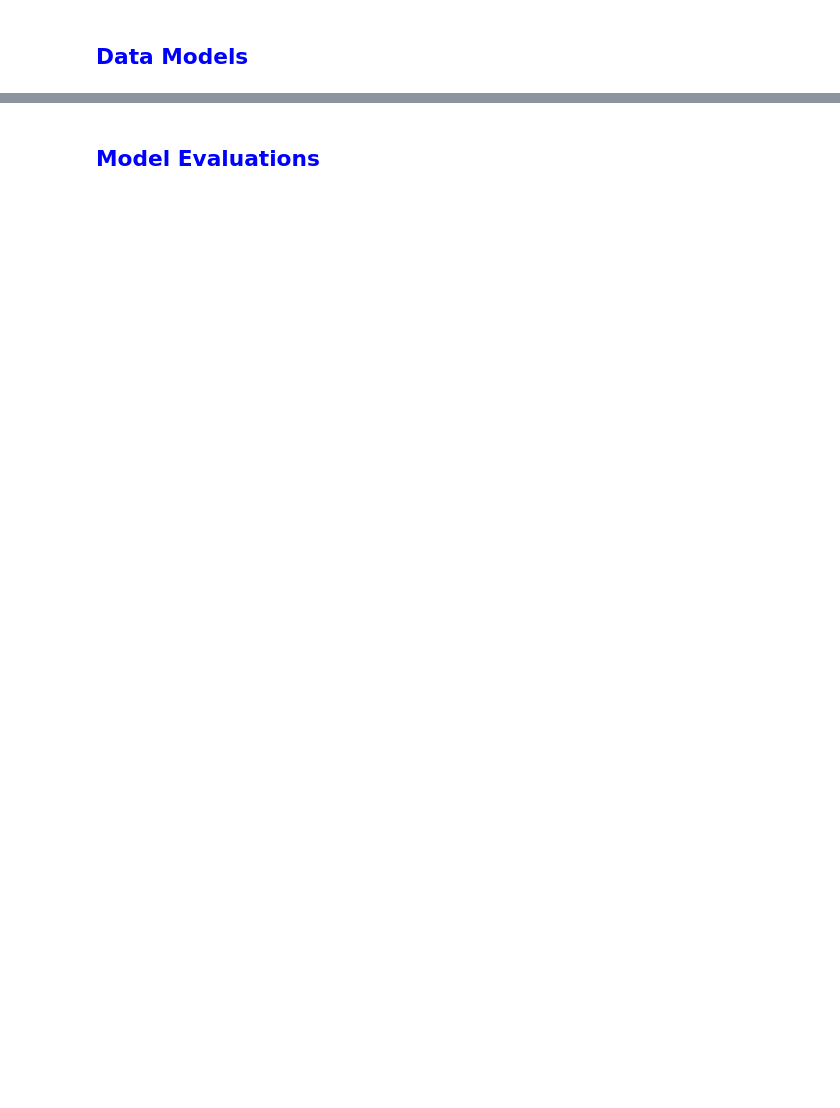
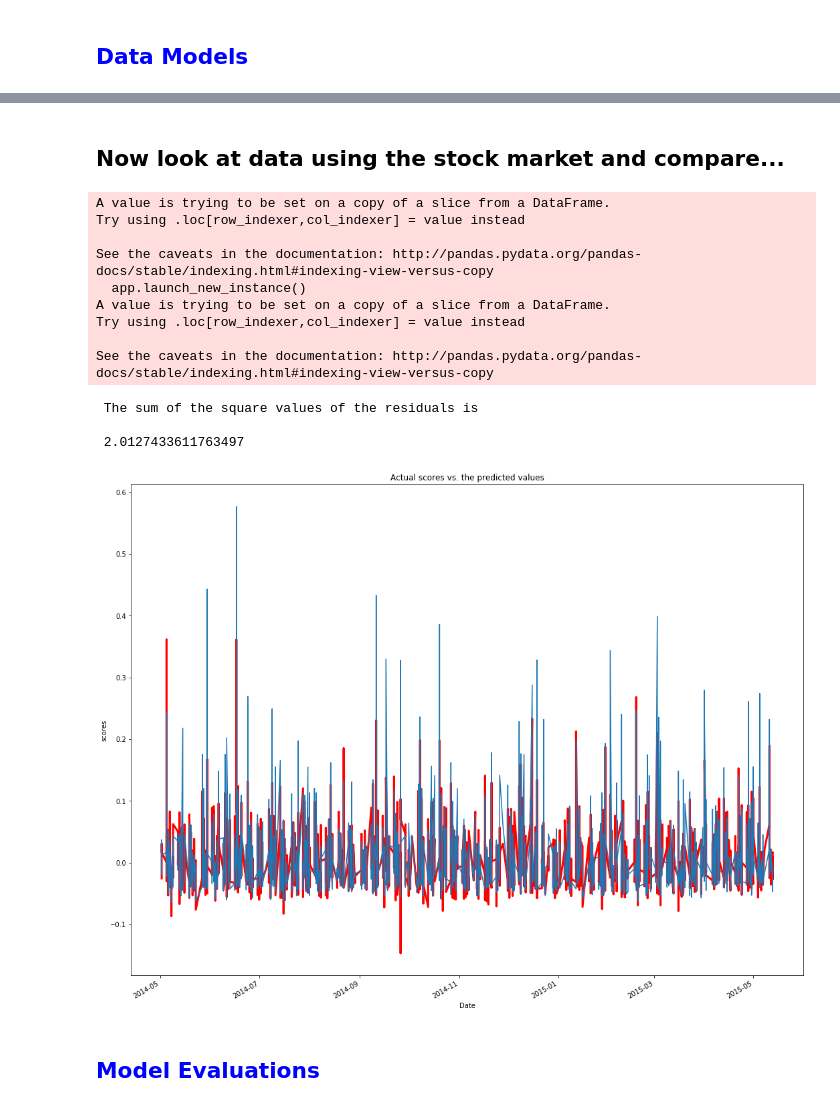
Before and after one commit to mutecypher/DataSci-420, a Jupyter notebook: MikePearson-M03-Capstone-Project.ipynb, the cells around one changed output, grey strips where cells are left out. Cells and saved outputs as stored; diff of their text form; code cells hidden in the pictures; blank space fills up the shorter version.

```diff
--- a/MikePearson-M03-Capstone-Project.ipynb
+++ b/MikePearson-M03-Capstone-Project.ipynb
@@ -171,2 +232,49 @@ sbn.heatmap(corr, mask=mask, cmap=cmap, vmax=.3, center=0,
+# %% [markdown]
+## Now look at data using the stock market and compare...
+# %%
+##X = Keep_time.drop(['price_normed'], axis = 1)
+
+X = Keep_time.drop(['price_normed'] , axis = 1)
+## used to have datetime dropped
+Y = pd.DataFrame()
+Y['price_normed'] = Keep_time['price_normed']
+
+
+from sklearn.model_selection import train_test_split
+
+# split into a training and testing set
+X_train, X_test, y_train, y_test = train_test_split(X, Y, test_size=0.1, random_state=5)
+
+lm_mod = lm.LinearRegression(fit_intercept = True)
+mod_fit = lm_mod.fit(X_train, y_train)
+y_test['scores'] = mod_fit.predict(X_test)
+y_test['resids'] = y_test['scores'] - y_test['price_normed']
+total_resids = np.sum(np.square(y_test['resids']))
+print("\n The sum of the square values of the residuals is")
+print("\n", total_resids)
+def plot_mod_fit(df, col):
+    import matplotlib.pyplot as plt
+    fig = plt.figure(figsize=(18, 15)) # set plot area
+    ax = fig.gca() # define axis
+    df.loc[:, col].plot(color = 'r', ax = ax, linewidth = 3, label = 'predicted')
+    df.loc[:, 'price_normed'].plot(ax = ax)
+    ax.set_title('Actual ' + col + ' vs. the predicted values') # Give the plot a main title
+    ax.set_xlabel('Date') # Set text for the x axis
+    ax.set_ylabel(col)# Set text for y axis
+plot_mod_fit(y_test, 'scores')
+# %% [output]
+A value is trying to be set on a copy of a slice from a DataFrame.
+Try using .loc[row_indexer,col_indexer] = value instead
+
+See the caveats in the documentation: http://pandas.pydata.org/pandas-docs/stable/indexing.html#indexing-view-versus-copy
+  app.launch_new_instance()
+A value is trying to be set on a copy of a slice from a DataFrame.
+Try using .loc[row_indexer,col_indexer] = value instead
+
+See the caveats in the documentation: http://pandas.pydata.org/pandas-docs/stable/indexing.html#indexing-view-versus-copy
+ The sum of the square values of the residuals is
+
+ 2.0127433611763497
+[figure, added]
 # %% [markdown]
 ## <font color="blue">Model Evaluations</font>
```
Also changed, not shown: parts of 10 cells of this notebook, 1 other file.
